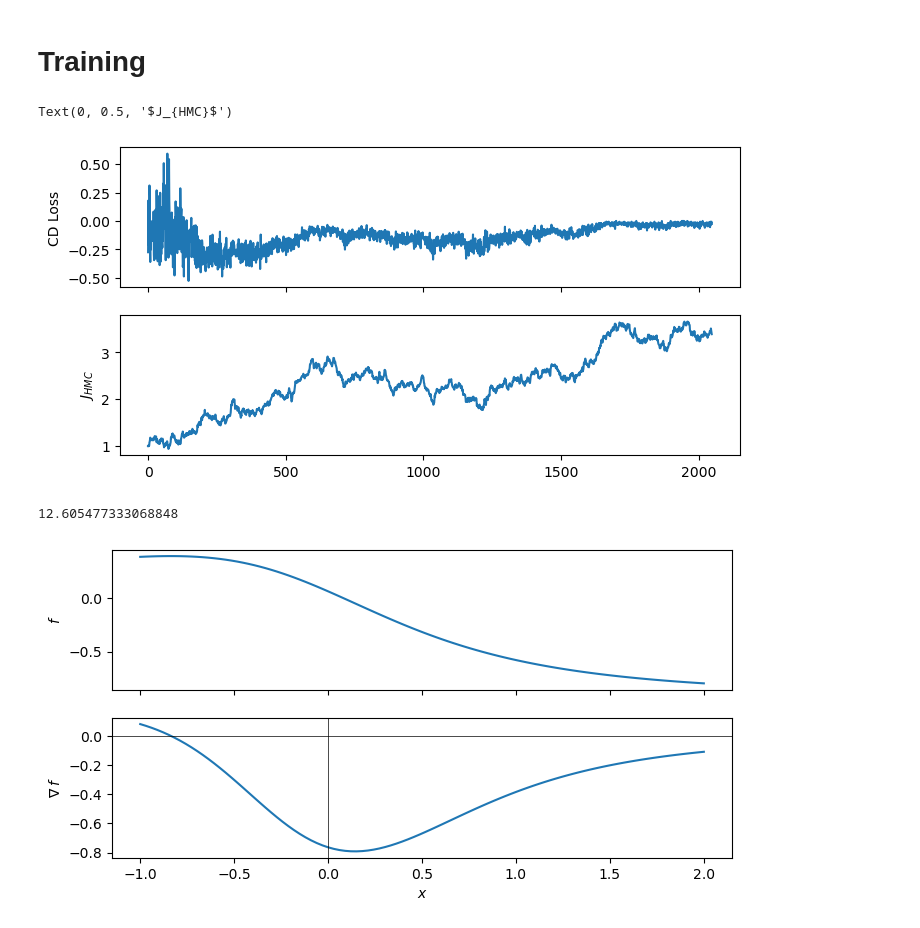
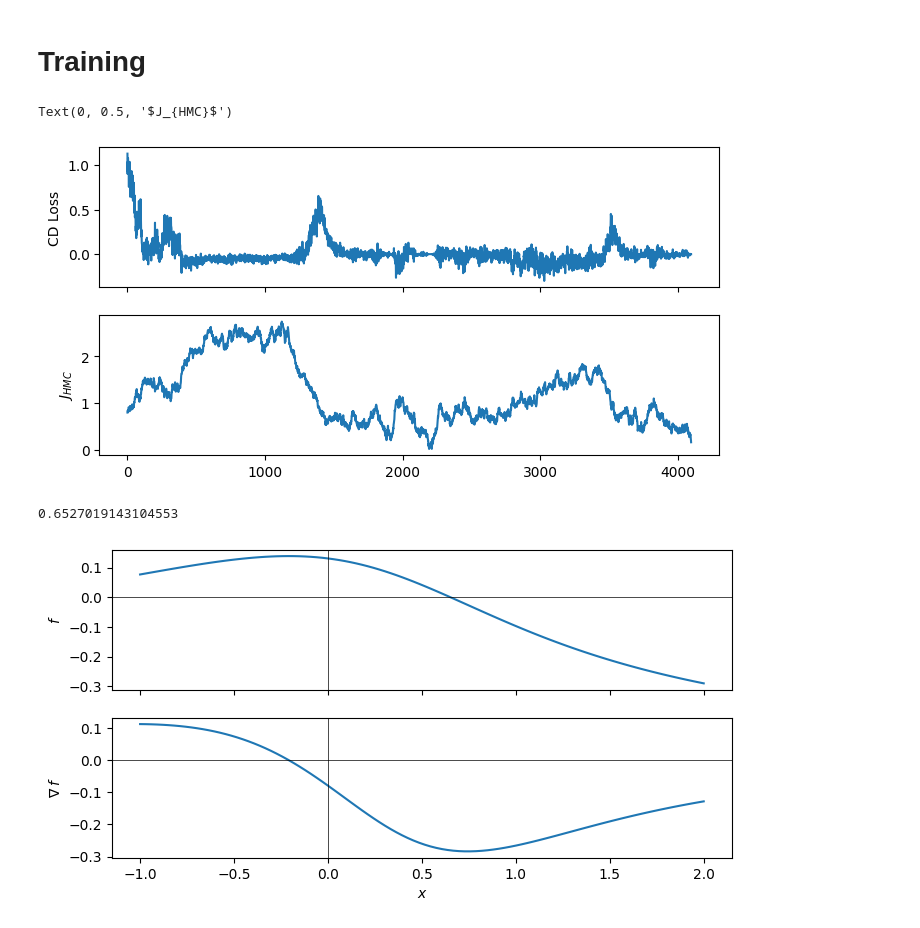
Before and after one commit to jshe2304/dlrg, a Jupyter notebook: train.ipynb, the cells around one changed output. Cells and saved outputs as stored; diff of their text form; code cells hidden in the pictures.

```diff
--- a/train.ipynb
+++ b/train.ipynb
@@ -39,11 +41,12 @@ def plot(f, xlim=(0, 2)):
 # %% [markdown]
 # Models
 # %%
-C = MLP(
-    in_channels=1,
+flow = MLP(
+    in_dims=1,
+    out_dims=1,
     device=device
 )
-C.eval();
+flow.eval();
 # %%
 lattice = 'lieb'
 if lattice == 'lieb':
@@ -70,57 +73,57 @@ plot(C, (-1, 1))
 # %%
 epoch = 0
 epochs = 2048
+hmc_rounds = 64
 batch_size = 1024
 hmc_steps = 4
 k = 64
-beta = lambda epoch : 5/(1 + exp(-0.01 * (epoch - (epochs / 2))))
+beta = lambda epoch : 64/(1 + exp(-0.01 * (epoch - (epochs / 2))))
 # %%
-optimizer = torch.optim.Adam(C.parameters(), lr=0.0001)
+optimizer = torch.optim.Adam(flow.parameters(), lr=0.0001)
 
 Js = []
 losses = []
 betas = []
-J = torch.tensor([1.], device=device)
+J = torch.rand(1, device=device)
 # %%
-C.train()
-
+flow.train()
 for epoch in tqdm(range(epoch, epoch + epochs)):
     optimizer.zero_grad()
 
     betas.append(beta(epoch))
-    sampler.potential = lambda J : -beta(epoch) * grad(C)(J).squeeze().norm()
+    sampler.potential = lambda J : beta(epoch) * flow(J) ** 2
 
     # RG Flow
     J = torch.clamp(sampler.step(J), min=0).detach()
     fine.J = J
-    coarse.J = J - grad(C)(J)
+    coarse.J = J - flow(J)
 
     # Loss
     loss = free_energy_contrast(
         fine, coarse,
         batch_size=batch_size,
         k_fine=64,
         k_coarse=1
     )
     loss.backward()
     optimizer.step()
 
     # Logging
     Js.append(float(J))
     losses.append(float(loss))
 
 fig, (ax0, ax1) = plt.subplots(2, 1, figsize=(8, 4), sharex=True)
 ax0.plot(losses)
 ax0.set_ylabel('CD Loss')
 ax1.plot(Js)
 ax1.set_ylabel(r'$J_{HMC}$')
 # %% [output]
 Text(0, 0.5, '$J_{HMC}$')
-[figure, old version]
+[figure, new version]
 # %%
-C.eval()
-plot(C, xlim=(-1, 2))
-find_root(torch.tensor([0.5], device=device), lambda x: grad(C)(x).squeeze())
+flow.eval()
+plot(flow, xlim=(-1, 2))
+find_root(torch.tensor([0.5], device=device), flow)
 # %% [output]
-12.605477333068848
+0.6527019143104553
-[figure, old version]
+[figure, new version]
```
Also changed, not shown: parts of 3 cells of this notebook, 2 other files.
